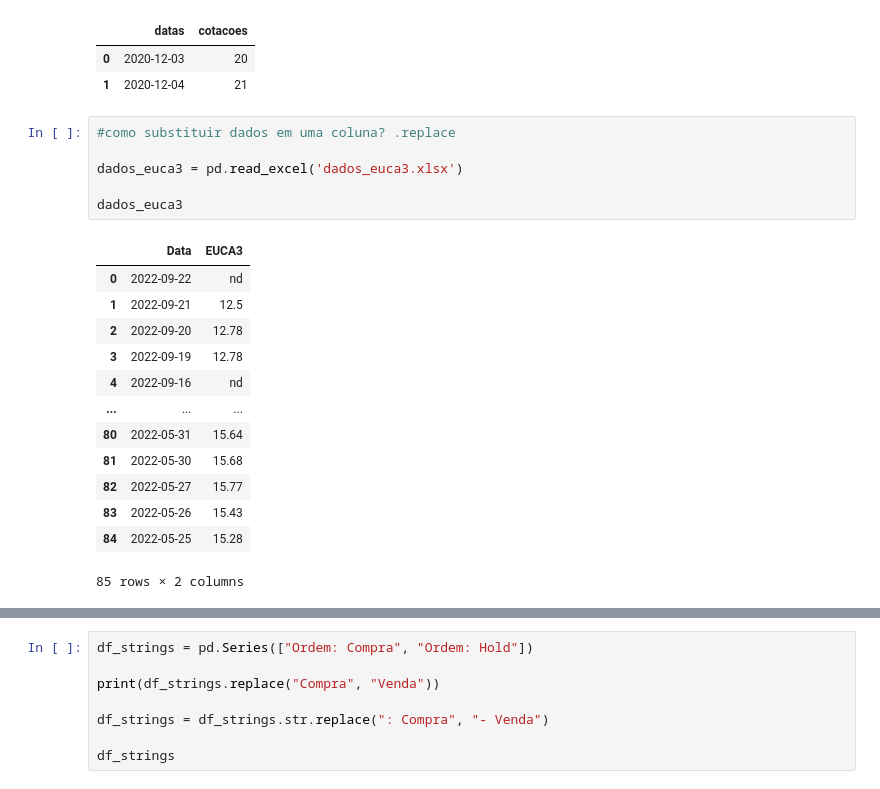
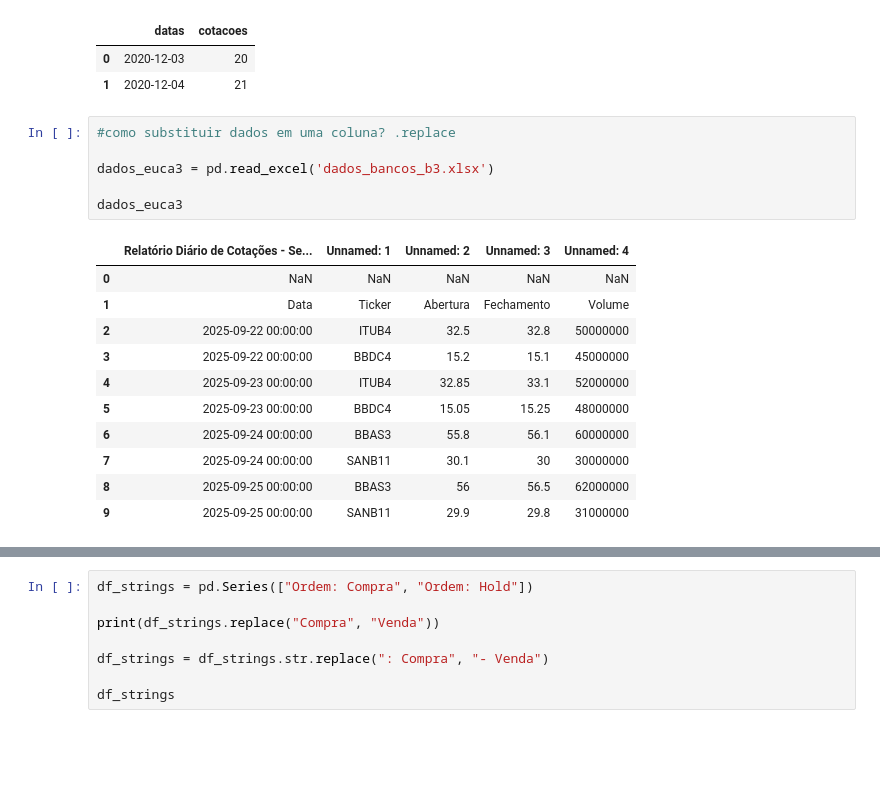
Before and after one commit to weder96/PyCodeData2025, a Jupyter notebook: Module05_Terminus _O_Farol_ do_Conhecimento/Pandas_O_Farol/Volume 18 - Tipos de dados e substituição de textos - Como substituir um retorno bugado de -100_ por 0.ipynb, the cells around one changed output, grey strips where cells are left out. Cells and saved outputs as stored; diff of their text form; blank space fills up the shorter version.

```diff
--- a/Module05_Terminus _O_Farol_ do_Conhecimento/Pandas_O_Farol/Volume 18 - Tipos de dados e substituição de textos - Como substituir um retorno bugado de -100_ por 0.ipynb
+++ b/Module05_Terminus _O_Farol_ do_Conhecimento/Pandas_O_Farol/Volume 18 - Tipos de dados e substituição de textos - Como substituir um retorno bugado de -100_ por 0.ipynb
@@ -73,21 +98,19 @@ df_data_teste
 # %%
 #como substituir dados em uma coluna? .replace
 
-dados_euca3 = pd.read_excel('dados_euca3.xlsx')
+dados_euca3 = pd.read_excel('dados_bancos_b3.xlsx')
 
 dados_euca3
 # %% [output]
-|  | Data | EUCA3 |
-| 0 | 2022-09-22 | nd |
-| 1 | 2022-09-21 | 12.5 |
-| 2 | 2022-09-20 | 12.78 |
-| 3 | 2022-09-19 | 12.78 |
-| 4 | 2022-09-16 | nd |
-| ... | ... | ... |
-| 80 | 2022-05-31 | 15.64 |
-| 81 | 2022-05-30 | 15.68 |
-| 82 | 2022-05-27 | 15.77 |
-| 83 | 2022-05-26 | 15.43 |
-| 84 | 2022-05-25 | 15.28 |
+|  | Relatório Diário de Cotações - Se... | Unnamed: 1 | Unnamed: 2 | Unnamed: 3 | Unnamed: 4 |
+| 0 | NaN | NaN | NaN | NaN | NaN |
+| 1 | Data | Ticker | Abertura | Fechamento | Volume |
+| 2 | 2025-09-22 00:00:00 | ITUB4 | 32.5 | 32.8 | 50000000 |
+| 3 | 2025-09-22 00:00:00 | BBDC4 | 15.2 | 15.1 | 45000000 |
+| 4 | 2025-09-23 00:00:00 | ITUB4 | 32.85 | 33.1 | 52000000 |
+| 5 | 2025-09-23 00:00:00 | BBDC4 | 15.05 | 15.25 | 48000000 |
+| 6 | 2025-09-24 00:00:00 | BBAS3 | 55.8 | 56.1 | 60000000 |
+| 7 | 2025-09-24 00:00:00 | SANB11 | 30.1 | 30 | 30000000 |
+| 8 | 2025-09-25 00:00:00 | BBAS3 | 56 | 56.5 | 62000000 |
+| 9 | 2025-09-25 00:00:00 | SANB11 | 29.9 | 29.8 | 31000000 |
-85 rows × 2 columns
 # %%
```
Also changed, not shown: parts of 4 cells of this notebook, 40 other files.
